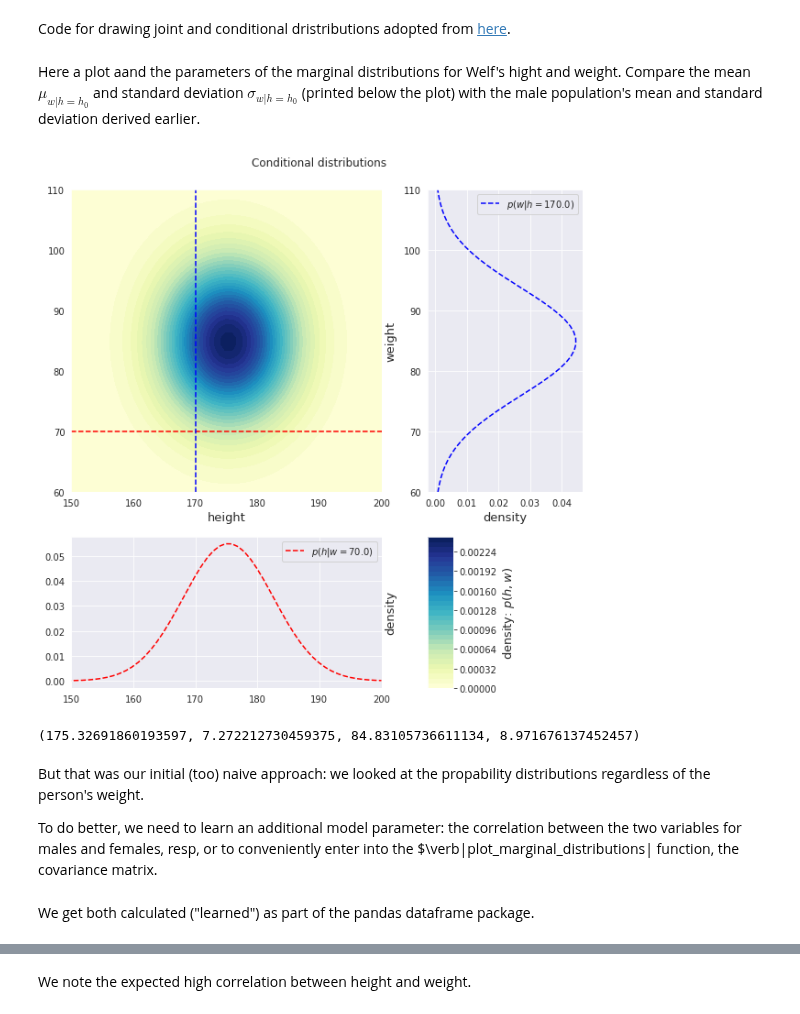
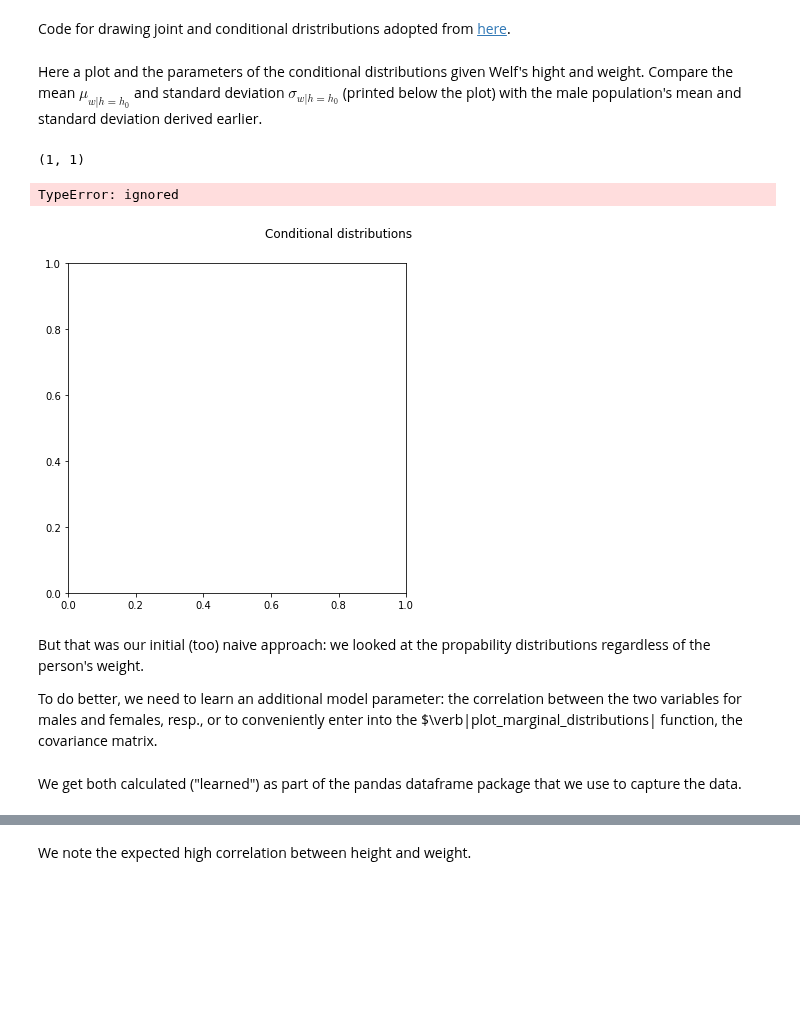
Before and after one commit to WelfLowe/ML4non-programmers, a Jupyter notebook: AI_Technology_Introduction.ipynb, the cells around one changed output, grey strips where cells are left out. Cells and saved outputs as stored; diff of their text form; code cells hidden in the pictures; blank space fills up the shorter version.

```diff
--- a/AI_Technology_Introduction.ipynb
+++ b/AI_Technology_Introduction.ipynb
@@ -500,17 +481,18 @@ def plot_conditional_distributions(mean, cov, condition):
 
   return mean_xgiveny, np.sqrt(cov_xgiveny), mean_ygivenx, np.sqrt(cov_ygivenx)
 # %% [markdown]
-Here a plot aand the parameters of the marginal distributions for Welf's hight and weight. Compare the mean $\mu_{w|h=h_0}$ and standard deviation $\sigma_{w|h=h_0}$ (printed below the plot) with the male population's mean and standard deviation derived earlier.
+Here a plot and the parameters of the conditional distributions given Welf's hight and weight. Compare the mean $\mu_{w|h=h_0}$ and standard deviation $\sigma_{w|h=h_0}$ (printed below the plot) with the male population's mean and standard deviation derived earlier.
 # %%
-plot_conditional_distributions(np.c_[mu_m], cov_m, welf)
+plot_conditional_distributions(np.array(mu_m), cov_m, welf)
 # %% [output]
+(1, 1)
+TypeError: ignored
-[figure, old version]
+[figure, new version]
-(175.32691860193597, 7.272212730459375, 84.83105736611134, 8.971676137452457)
 # %% [markdown]
 But that was our initial (too) naive approach: we looked at the propability distributions regardless of the person's weight.
 
-To do better, we need to learn an additional model parameter: the correlation between the two variables for males and females, resp, or to conveniently enter into the $\verb|plot_marginal_distributions| function, the covariance matrix.
+To do better, we need to learn an additional model parameter: the correlation between the two variables for males and females, resp., or to conveniently enter into the $\verb|plot_marginal_distributions| function, the covariance matrix.
 # %% [markdown]
-We get both calculated ("learned") as part of the pandas dataframe package.
+We get both calculated ("learned") as part of the pandas dataframe package that we use to capture the data.
 # %%
 males.corr()
```
Also changed, not shown: parts of 18 cells of this notebook.
